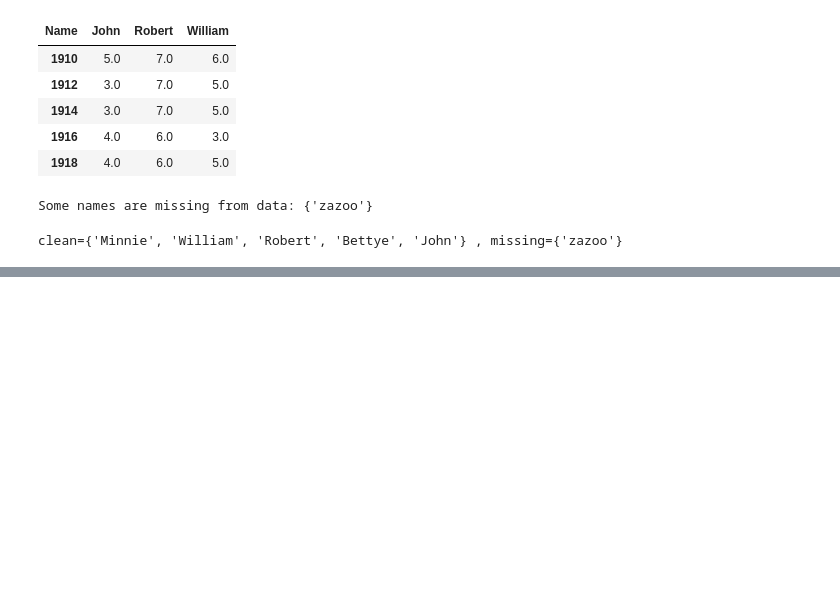
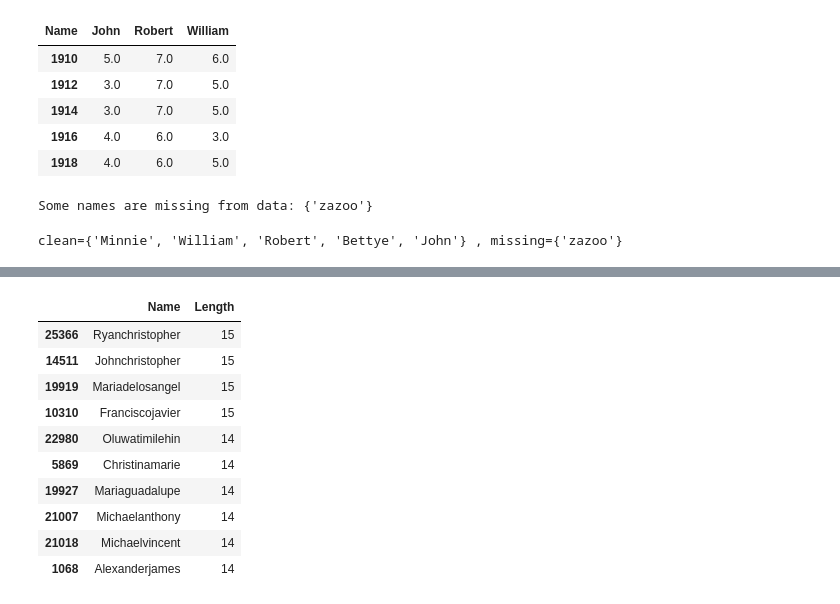
Before and after one commit to MrLRTripp/NameSurfer, a Jupyter notebook: namesurfer.ipynb, the cells around one changed output, grey strips where cells are left out. Saved outputs shown, nothing was run; the diff lists cells and outputs as text; code cells hidden in the pictures; blank space fills up the shorter version.

```diff
--- a/namesurfer.ipynb
+++ b/namesurfer.ipynb
@@ -756,0 +791,16 @@ result_df_new = result_df.loc[new_list].sort_values(by='2015',ascending=True).he
+# %%
+all_names_df['Length'] = all_names_df.applymap(lambda x:len(x))
+top_10_length_df = all_names_df.sort_values(by='Length',ascending=False).head(10)
+top_10_length_df
+# %% [output]
+|  | Name | Length |
+| 25366 | Ryanchristopher | 15 |
+| 14511 | Johnchristopher | 15 |
+| 19919 | Mariadelosangel | 15 |
+| 10310 | Franciscojavier | 15 |
+| 22980 | Oluwatimilehin | 14 |
+| 5869 | Christinamarie | 14 |
+| 19927 | Mariaguadalupe | 14 |
+| 21007 | Michaelanthony | 14 |
+| 21018 | Michaelvincent | 14 |
+| 1068 | Alexanderjames | 14 |
```
Also changed, not shown: parts of 7 cells of this notebook, 6 other files.
